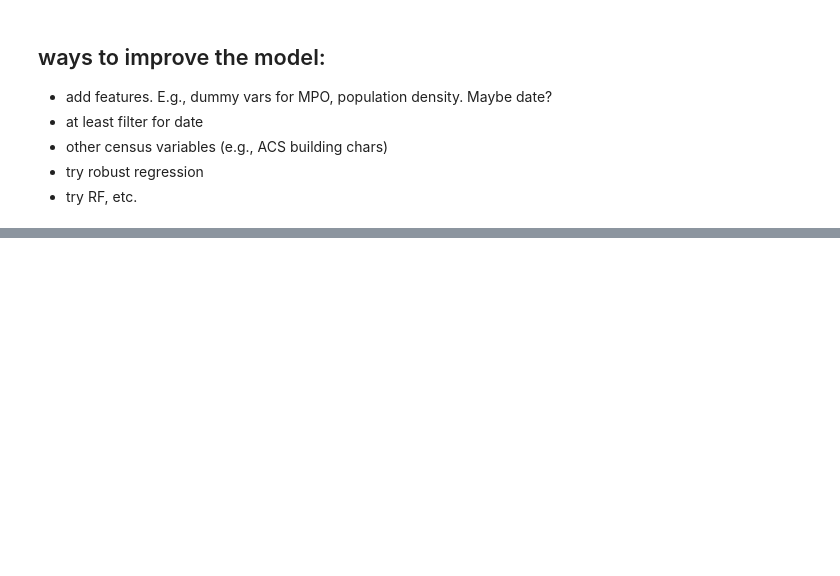
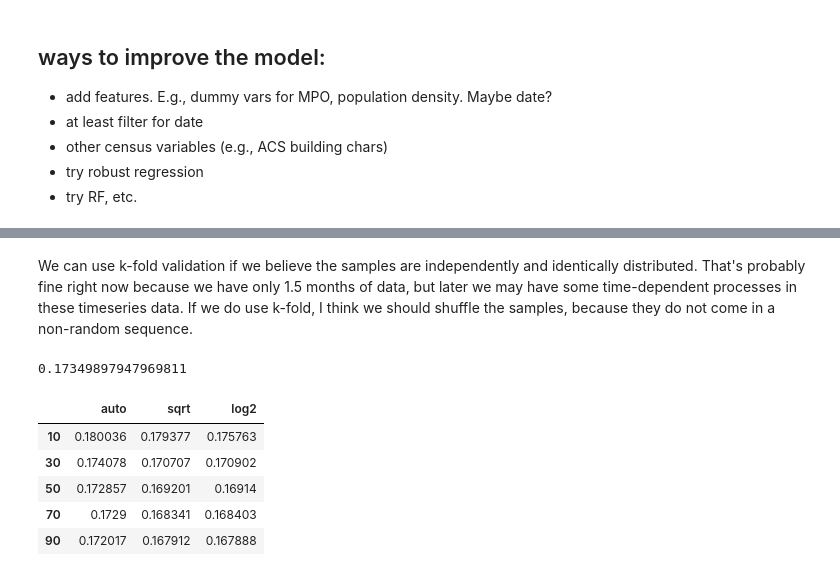
Before and after one commit to lrayle/rental-listings-census, a Jupyter notebook: src/rental_listings_explore.ipynb, the cells around one changed output, grey strips where cells are left out. Drawn from its saved outputs; the diff is of its cells as text; code cells hidden in the pictures; blank space fills up the shorter version.

```diff
--- a/src/rental_listings_explore.ipynb
+++ b/src/rental_listings_explore.ipynb
@@ -312,0 +492,2 @@ The best way to improve the model at this point is probably to add more features
+# %% [markdown]
+We can use k-fold validation if we believe the samples are independently and identically distributed. That's probably fine right now because we have only 1.5 months of data, but later we may have some time-dependent processes in these timeseries data. If we do use k-fold, I think we should shuffle the samples, because they do not come in a non-random sequence.
@@ -312,0 +554,18 @@ The best way to improve the model at this point is probably to add more features
+# %%
+# without parameter tuning
+cross_val_rf(df_X,df_y)
+# %% [output]
+0.17349897947969811
+# %%
+# tune the parameters
+#rf_results = optimize_rf(df_X,df_y, max_n_trees = 100, n_step = 20)  # this is sufficient; very little improvement after n_trees=100.
+#rf_results2 = optimize_rf(df_X,df_y, max_n_trees = 500, n_step=100)
+
+rf_results
+# %% [output]
+|  | auto | sqrt | log2 |
+| 10 | 0.180036 | 0.179377 | 0.175763 |
+| 30 | 0.174078 | 0.170707 | 0.170902 |
+| 50 | 0.172857 | 0.169201 | 0.16914 |
+| 70 | 0.1729 | 0.168341 | 0.168403 |
+| 90 | 0.172017 | 0.167912 | 0.167888 |
```
Also changed, not shown: parts of 46 cells of this notebook, 1 other file.
